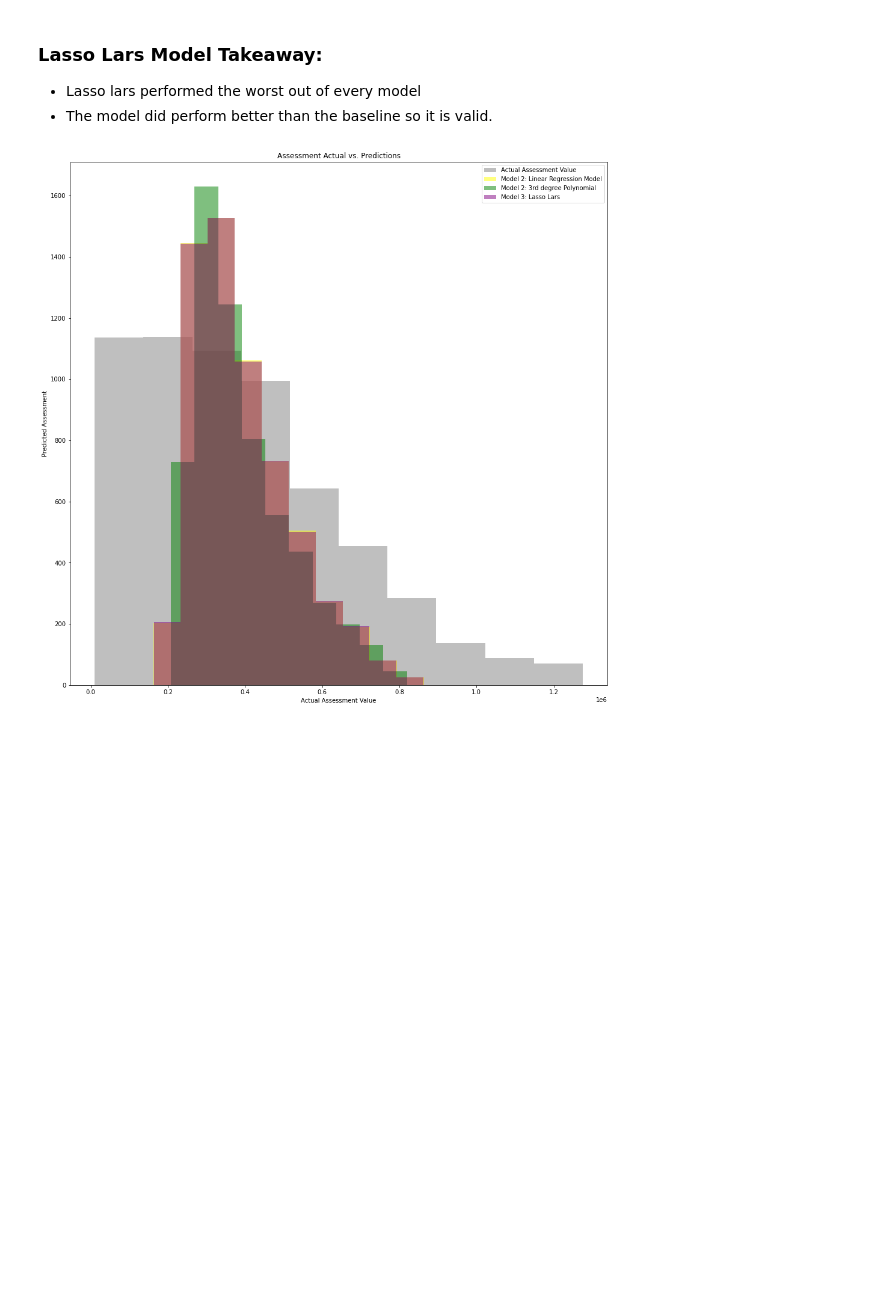
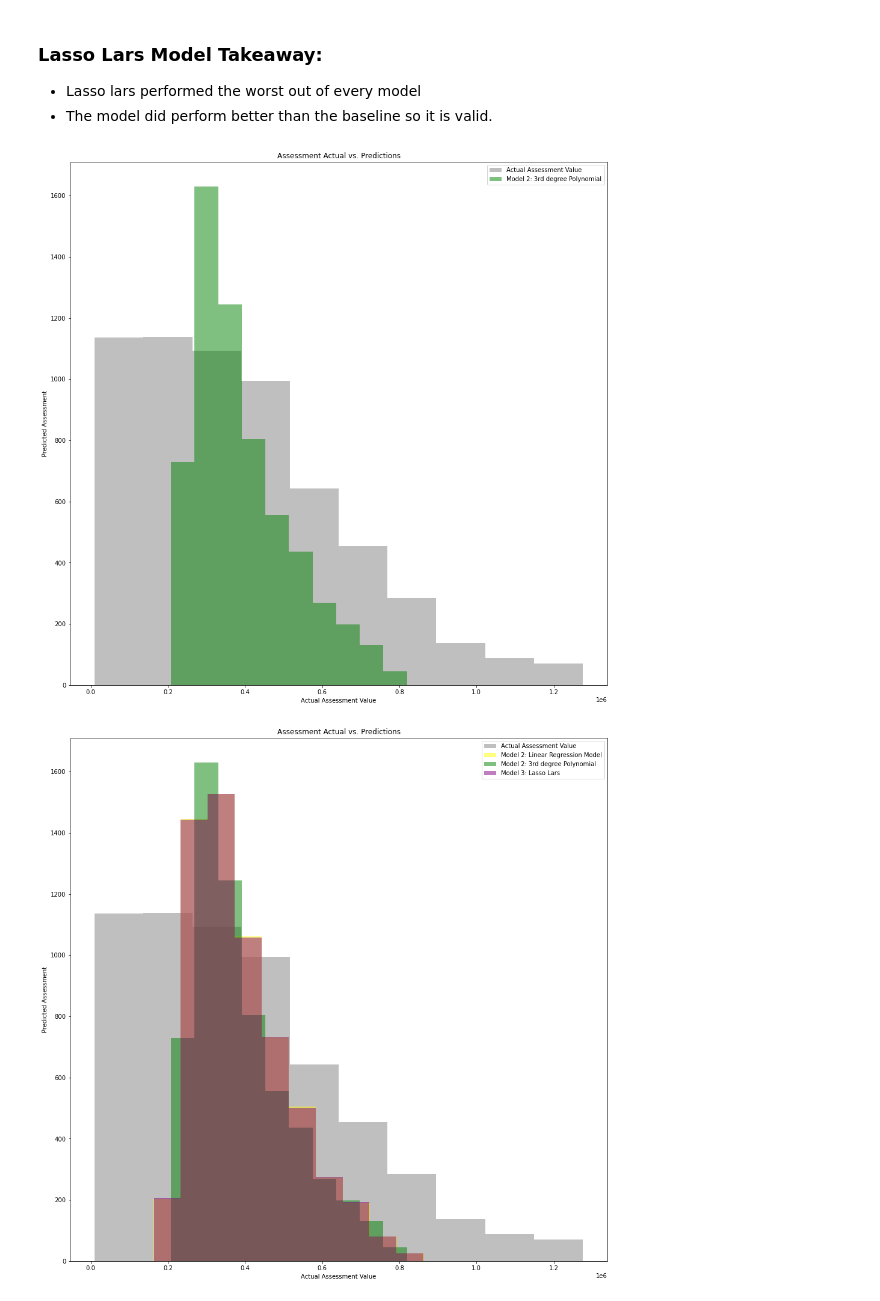
Before and after one commit to RobLMurphy92/zillow_regression_project, a Jupyter notebook: Zillow_final_notebook.ipynb, the cells around one changed output. Saved outputs shown, nothing was run; the diff lists cells and outputs as text; code cells hidden in the pictures; blank space fills up the shorter version.

```diff
--- a/Zillow_final_notebook.ipynb
+++ b/Zillow_final_notebook.ipynb
@@ -495,6 +495,20 @@ Explained Variance Linear Regression Model =  0.233
 
 - Lasso lars performed the worst out of every model
 - The model did perform better than the baseline so it is valid.
+# %%
+# plot to visualize actual vs predicted.
+plt.figure(figsize=(16,16))
+plt.hist(y_validate.assessment_value, color='grey', alpha=.5, label="Actual Assessment Value")
+
+plt.hist(y_validate.assessment_predict_linear_model3, alpha=.5, color="green", label="Model 2: 3rd degree Polynomial")
+
+plt.xlabel("Actual Assessment Value")
+plt.ylabel("Predicted Assessment")
+plt.title("Assessment Actual vs. Predictions")
+plt.legend()
+plt.show()
+# %% [output]
+[figure, added]
 # %%
 # plot to visualize actual vs predicted.
 plt.figure(figsize=(16,16))
```
Also changed, not shown: parts of 5 cells of this notebook.
